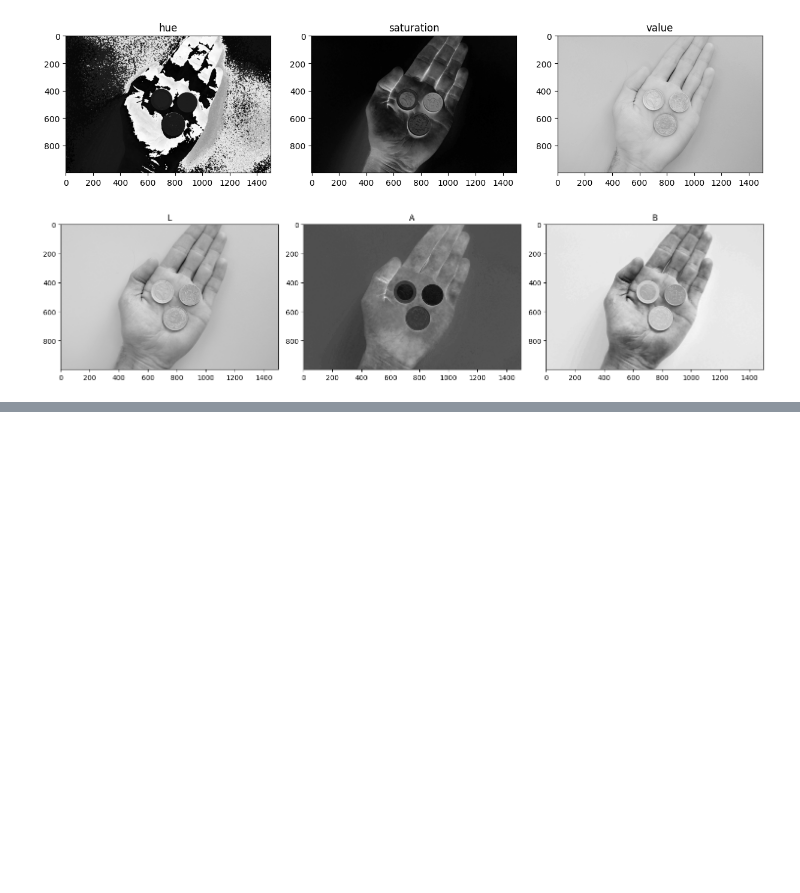
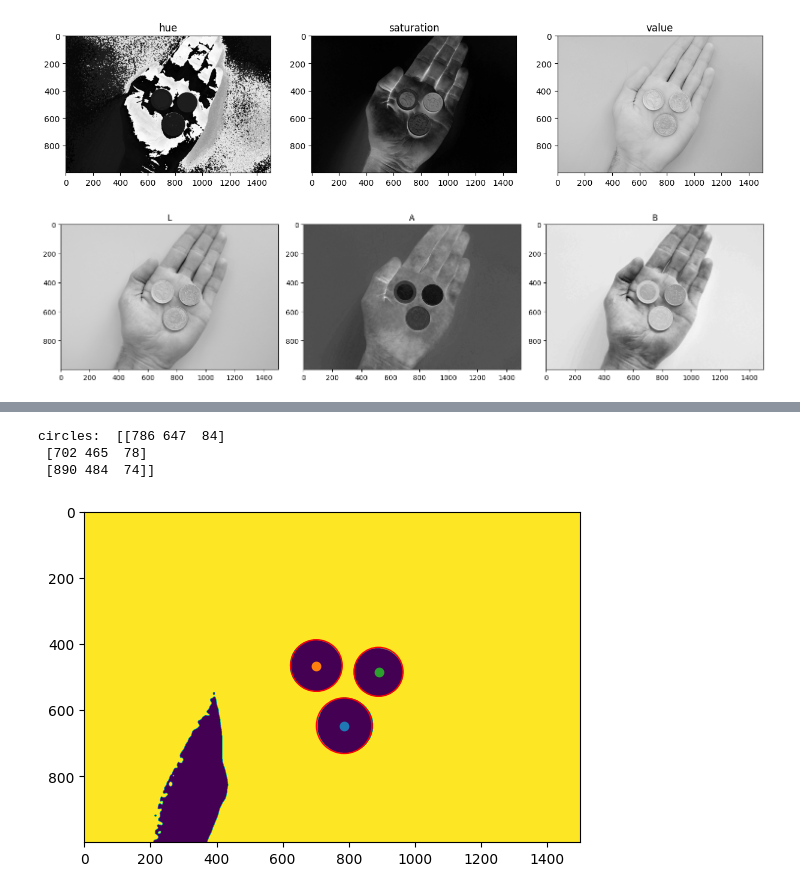
Before and after one commit to JadBh/Image_analysis_git, a Jupyter notebook: project/thresholding.ipynb, the cells around one changed output, grey strips where cells are left out. Saved outputs shown, nothing was run; the diff lists cells and outputs as text; code cells hidden in the pictures; blank space fills up the shorter version.

```diff
--- a/project/thresholding.ipynb
+++ b/project/thresholding.ipynb
@@ -329,0 +353,34 @@ plot_thresholded_image(img=image, func=apply_LAB_threshold, title="LAB Threshold
+# %%
+import cv2 as cv
+# img = cleaned
+img = cv2.medianBlur(cleaned, 11)
+
+# img = cv.medianBlur(img,5)
+cimg = cv.cvtColor(img,cv.COLOR_GRAY2BGR)
+
+circles = cv.HoughCircles(img,cv.HOUGH_GRADIENT_ALT,1,10,
+ param1=100,param2=0.3,minRadius=50,maxRadius=200)
+circles = circles[0]
+
+fig, ax = plt.subplots()
+
+ax.imshow(img)
+
+circles = np.uint16(np.around(circles))
+print("circles: ", circles)
+
+for i in circles:
+    # draw the outer circle
+    plt.scatter(i[0],i[1])
+    # draw the center of the circle
+    circle_obj = plt.Circle((i[0], i[1]), radius=i[2] , fill=False, color='r')
+    ax.add_patch(circle_obj)
+
+# cv.imshow('detected circles',cimg)
+# cv.waitKey(0)
+# cv.destroyAllWindows()
+# %% [output]
+circles:  [[786 647  84]
+ [702 465  78]
+ [890 484  74]]
+[figure, added]
```
Also changed, not shown: parts of 6 cells of this notebook.
